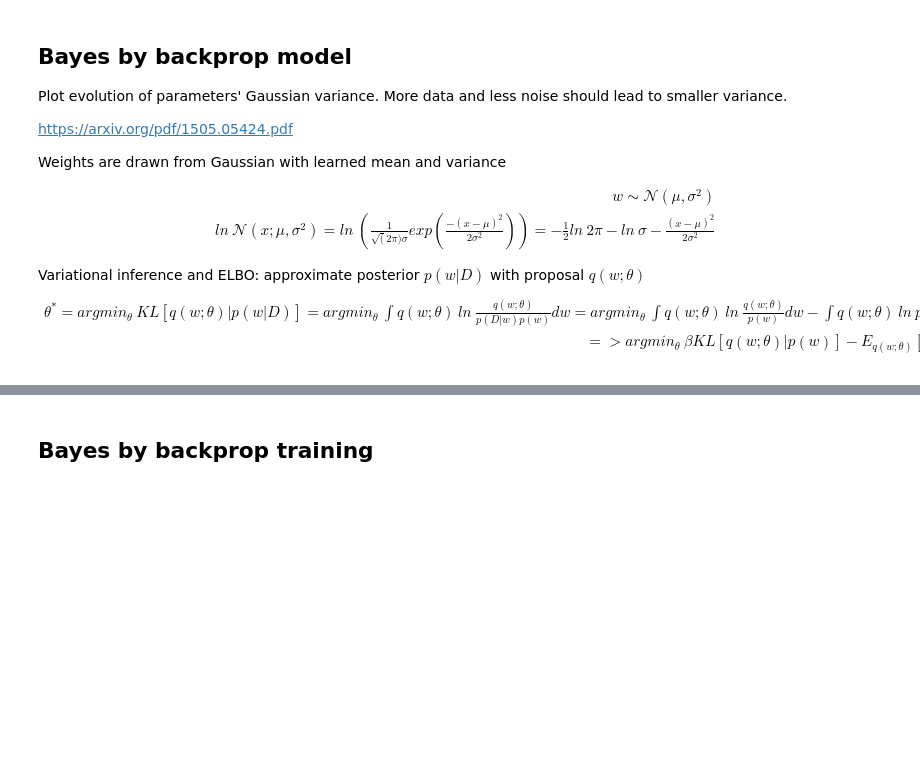
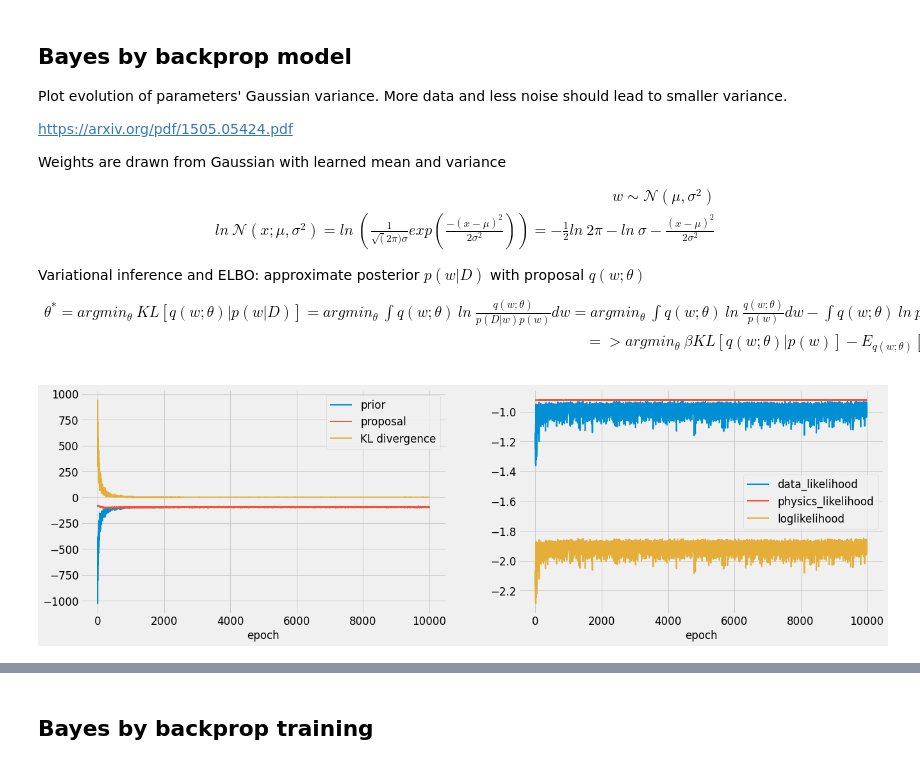
Before and after one commit to phanav/probabilistic-physics-satie, a Jupyter notebook: src/probabilistic_physics_inform_v3.ipynb, the cells around one changed output, grey strips where cells are left out. Cells and saved outputs as stored; diff of their text form; code cells hidden in the pictures; blank space fills up the shorter version.

Commit message:
fix bayes backprop

```diff
--- a/src/probabilistic_physics_inform_v3.ipynb
+++ b/src/probabilistic_physics_inform_v3.ipynb
@@ -2293,15 +2293,15 @@ def plot_variational_training_metrics(metric, title=None, figsize=(20, 6)):
     axes = axes.flatten()
 
     axes[0].set_xlabel("epoch")
-    plot_metric(axes[0], metric, "logprior")
-    plot_metric(axes[0], metric, "logproposal")
-    axes[0].plot(metric["logproposal"] - metric["logprior"], label="KL divergence")
+    plot_metric(axes[0], metric, "prior")
+    plot_metric(axes[0], metric, "proposal")
+    axes[0].plot(metric["proposal"] - metric["prior"], label="KL divergence")
     axes[0].legend()
 
-    plot_metric(axes[1], metric, "data_loglikelihood")
-    plot_metric(axes[1], metric, "physics_loglikelihood")
+    plot_metric(axes[1], metric, "data_likelihood")
+    plot_metric(axes[1], metric, "physics_likelihood")
     axes[1].plot(
-        metric["data_loglikelihood"] + metric["physics_loglikelihood"],
+        metric["data_likelihood"] + metric["physics_likelihood"],
         label="loglikelihood",
     )
     axes[1].set_xlabel("epoch")
@@ -2311,6 +2311,12 @@ def plot_variational_training_metrics(metric, title=None, figsize=(20, 6)):
         plt.title(title)
 
     return fig
+# %%
+bayes_backprop_result1 = {key: np.asarray(value) for key, value in bayes_backprop_result.items()}
+# %%
+fig = plot_variational_training_metrics(bayes_backprop_result1)
+# %% [output]
+[figure, added]
 # %%
 # https://gist.github.com/vvanirudh/9e30b2f908e801da1bd789f4ce3e7aac
 # https://github.com/cpark321/uncertainty-deep-learning/blob/master/01.%20Bayes-by-Backprop.ipynb
```
Also changed, not shown: parts of 13 cells of this notebook.
